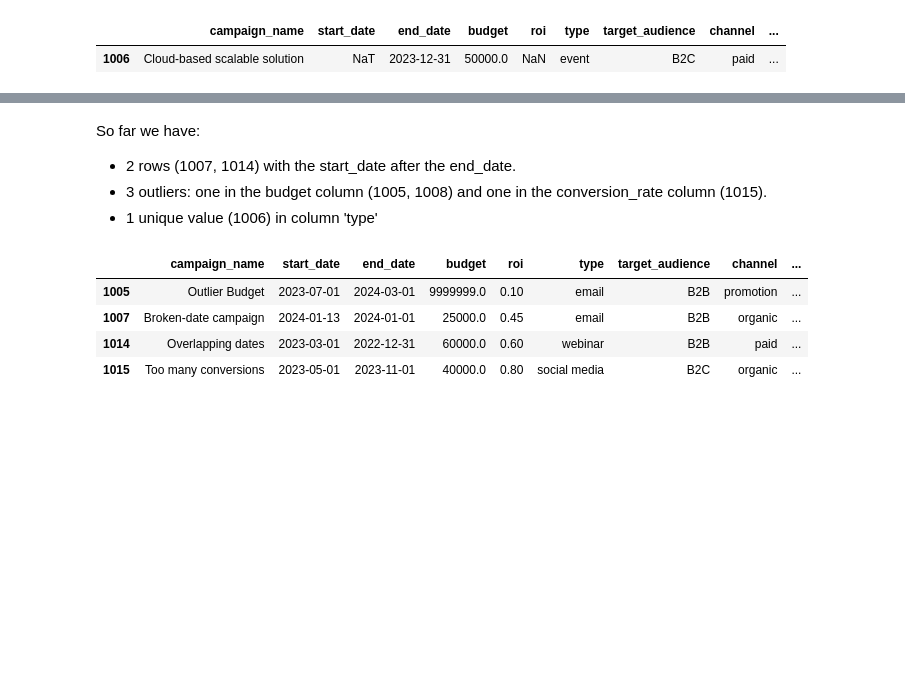
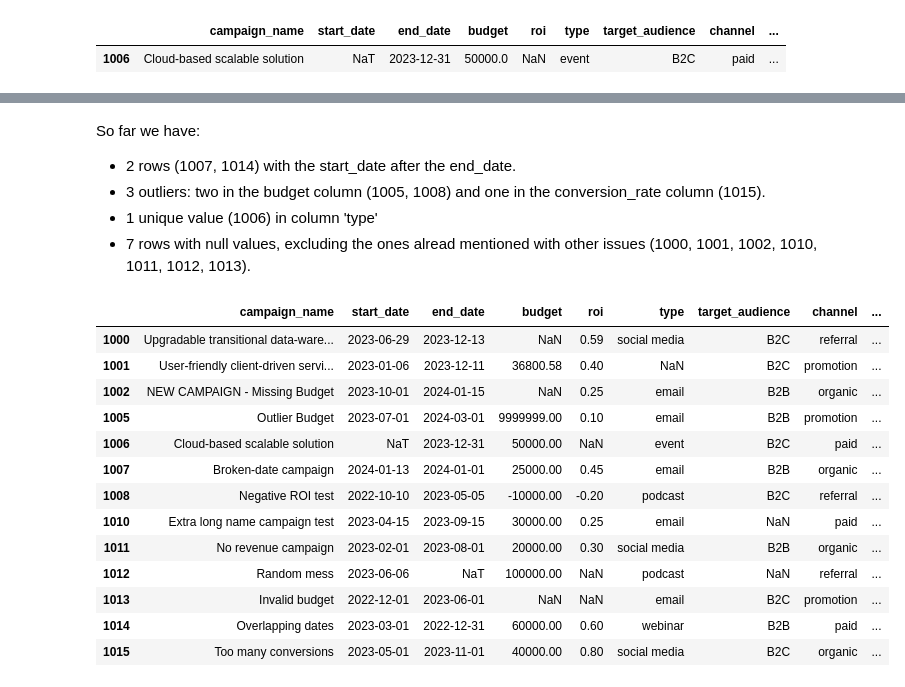
Before and after one commit to Ignacio538/Marketing-Campaings, a Jupyter notebook: Analysis.ipynb, the cells around one changed output, grey strips where cells are left out. Cells and saved outputs as stored; diff of their text form; code cells hidden in the pictures; blank space fills up the shorter version.

```diff
--- a/Analysis.ipynb
+++ b/Analysis.ipynb
@@ -437,14 +418,24 @@ df2_filtered
 # %% [markdown]
 So far we have:
 - 2 rows (1007, 1014) with the start_date after the end_date.
-- 3 outliers: one in the budget column (1005, 1008) and one in the conversion_rate column (1015).
+- 3 outliers: two in the budget column (1005, 1008) and one in the conversion_rate column (1015).
 - 1 unique value (1006) in column 'type'
+- 7 rows with null values, excluding the ones alread mentioned with other issues (1000, 1001, 1002, 1010, 1011, 1012, 1013).
 # %%
 # Let's see all rows with wrong information
-df2.iloc[[1005, 1006, 1007, 1008, 1014, 1015]]
+df2.iloc[[1000, 1001, 1002, 1005, 1006, 1007, 1008, 1010, 1011, 1012, 1013, 1014, 1015]]
 # %% [output]
 |  | campaign_name | start_date | end_date | budget | roi | type | target_audience | channel | ... |
-| 1005 | Outlier Budget | 2023-07-01 | 2024-03-01 | 9999999.0 | 0.10 | email | B2B | promotion | ... |
-| 1007 | Broken-date campaign | 2024-01-13 | 2024-01-01 | 25000.0 | 0.45 | email | B2B | organic | ... |
-| 1014 | Overlapping dates | 2023-03-01 | 2022-12-31 | 60000.0 | 0.60 | webinar | B2B | paid | ... |
-| 1015 | Too many conversions | 2023-05-01 | 2023-11-01 | 40000.0 | 0.80 | social media | B2C | organic | ... |
+| 1000 | Upgradable transitional data-ware... | 2023-06-29 | 2023-12-13 | NaN | 0.59 | social media | B2C | referral | ... |
+| 1001 | User-friendly client-driven servi... | 2023-01-06 | 2023-12-11 | 36800.58 | 0.40 | NaN | B2C | promotion | ... |
+| 1002 | NEW CAMPAIGN - Missing Budget | 2023-10-01 | 2024-01-15 | NaN | 0.25 | email | B2B | organic | ... |
+| 1005 | Outlier Budget | 2023-07-01 | 2024-03-01 | 9999999.00 | 0.10 | email | B2B | promotion | ... |
+| 1006 | Cloud-based scalable solution | NaT | 2023-12-31 | 50000.00 | NaN | event | B2C | paid | ... |
+| 1007 | Broken-date campaign | 2024-01-13 | 2024-01-01 | 25000.00 | 0.45 | email | B2B | organic | ... |
+| 1008 | Negative ROI test | 2022-10-10 | 2023-05-05 | -10000.00 | -0.20 | podcast | B2C | referral | ... |
+| 1010 | Extra long name campaign test | 2023-04-15 | 2023-09-15 | 30000.00 | 0.25 | email | NaN | paid | ... |
+| 1011 | No revenue campaign | 2023-02-01 | 2023-08-01 | 20000.00 | 0.30 | social media | B2B | organic | ... |
+| 1012 | Random mess | 2023-06-06 | NaT | 100000.00 | NaN | podcast | NaN | referral | ... |
+| 1013 | Invalid budget | 2022-12-01 | 2023-06-01 | NaN | NaN | email | B2C | promotion | ... |
+| 1014 | Overlapping dates | 2023-03-01 | 2022-12-31 | 60000.00 | 0.60 | webinar | B2B | paid | ... |
+| 1015 | Too many conversions | 2023-05-01 | 2023-11-01 | 40000.00 | 0.80 | social media | B2C | organic | ... |
```
Also changed, not shown: parts of 3 cells of this notebook.
